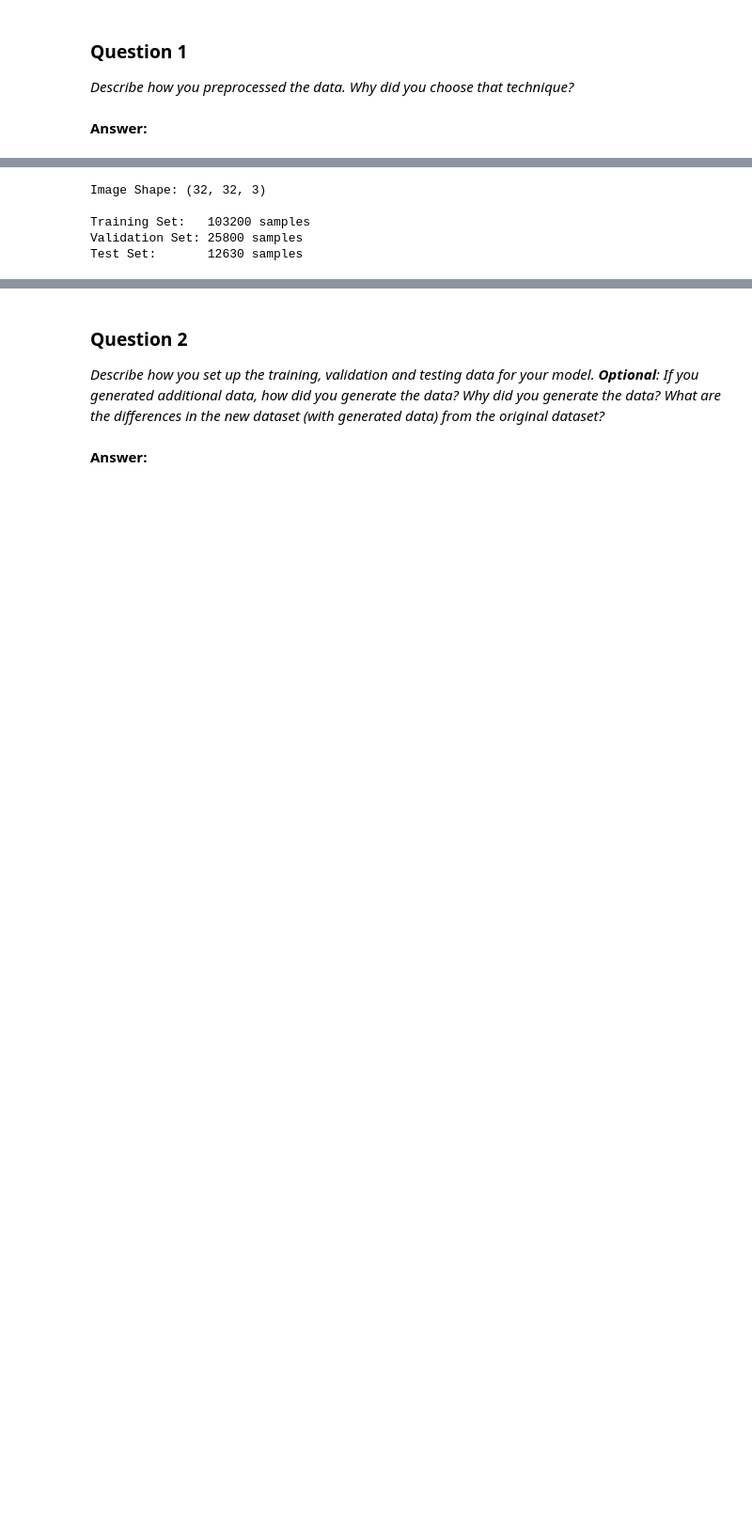
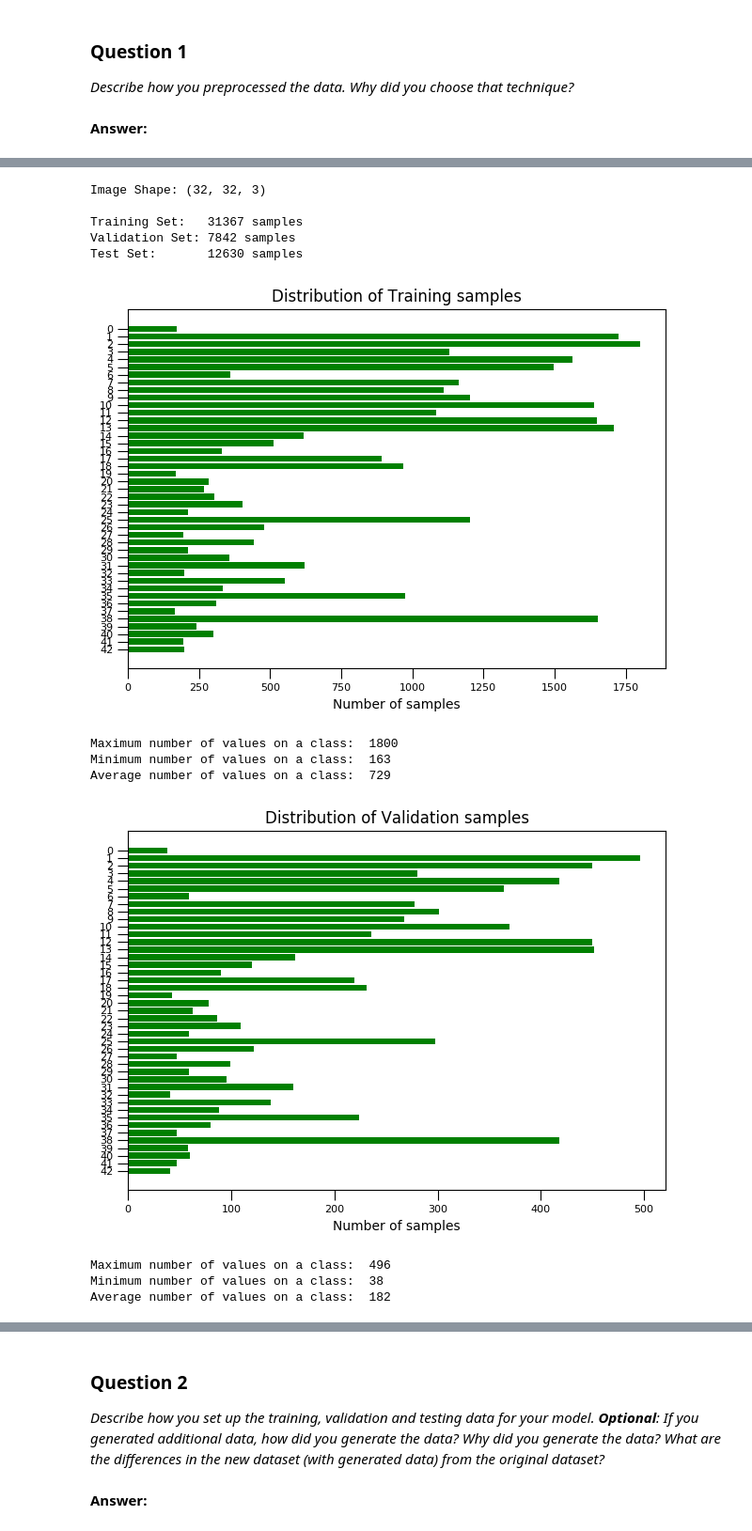
Before and after one commit to gantners/CarND-Traffic-Signs, a Jupyter notebook: Traffic_Signs_Recognition.ipynb, the cells around one changed output, grey strips where cells are left out. Shown at 94% size. Cells and saved outputs as stored; diff of their text form; code cells hidden in the pictures; blank space fills up the shorter version.

```diff
--- a/Traffic_Signs_Recognition.ipynb
+++ b/Traffic_Signs_Recognition.ipynb
@@ -307,23 +449,44 @@ Data has been 0-1 normalized to scale the input vectors.
 # %%
 ### and split the data into training/validation/testing sets here.
 ### Feel free to use as many code cells as needed.
-import numpy as np
-from sklearn.model_selection import train_test_split
+
+#use for small sample tests
+sampleSizeFactor = 1.0
+
+#Small sample
+X_train = X_train[0:(int)(sampleSizeFactor*X_train.shape[0])]
+y_train = y_train[0:(int)(sampleSizeFactor*y_train.shape[0])]
+
+X_test = X_test[0:(int)(sampleSizeFactor*X_test.shape[0])]
+y_test = y_test[0:(int)(sampleSizeFactor*y_test.shape[0])]
+
 X_train, X_validation, y_train, y_validation = train_test_split(X_train, y_train, test_size=0.2, random_state=42)
 
 assert(len(X_train) == len(y_train))
 assert(len(X_validation) == len(y_validation))
 assert(len(X_test) == len(y_test))
 
 print()
 print("Image Shape: {}".format(X_train[0].shape))
 print()
 print("Training Set:   {} samples".format(len(X_train)))
 print("Validation Set: {} samples".format(len(X_validation)))
 print("Test Set:       {} samples".format(len(X_test)))
+
+printDistribution(X_train,y_train, 'Training')
+printDistribution(X_validation,y_validation, 'Validation')
+printDistribution(X_test,y_test, 'Test')
 # %% [output]
 Image Shape: (32, 32, 3)
 
-Training Set:   103200 samples
-Validation Set: 25800 samples
+Training Set:   31367 samples
+Validation Set: 7842 samples
 Test Set:       12630 samples
+[figure, added]
+Maximum number of values on a class:  1800
+Minimum number of values on a class:  163
+Average number of values on a class:  729
+[figure, added]
+Maximum number of values on a class:  496
+Minimum number of values on a class:  38
+Average number of values on a class:  182
```
Also changed, not shown: parts of 44 cells of this notebook, 28 other files.
